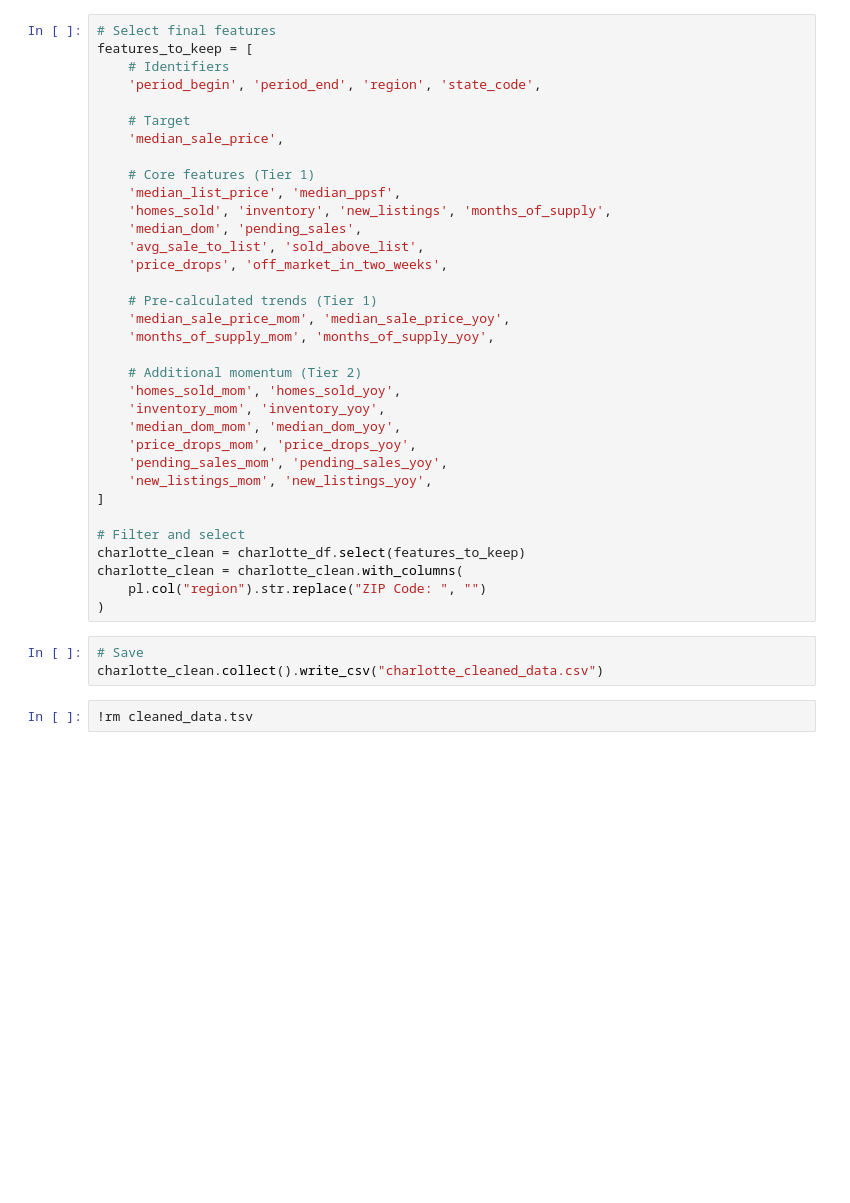
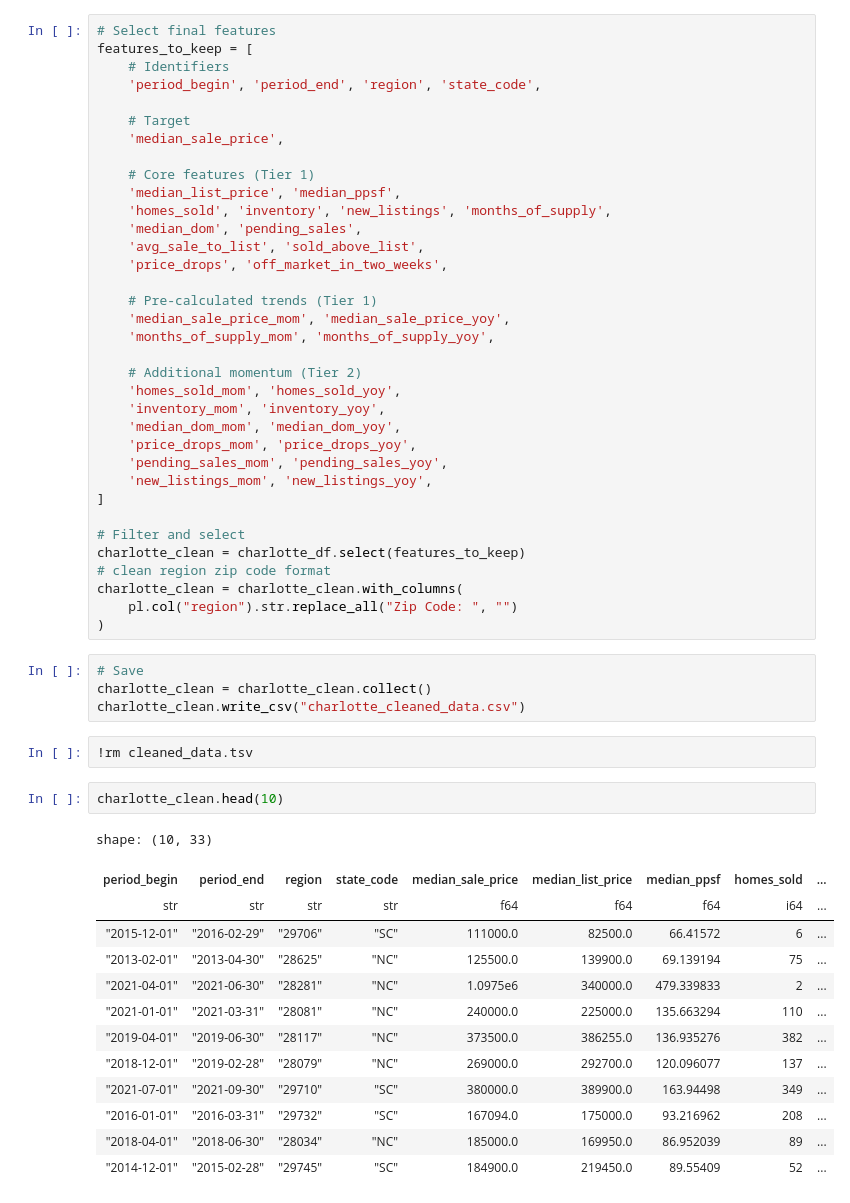
Before and after one commit to dganesh05/Real-Estate-Market-Timing-Investment-Risk-Stratification, a Jupyter notebook: project-notebook.ipynb, the cells around one changed output. Cells and saved outputs as stored; diff of their text form; blank space fills up the shorter version.

```diff
--- a/project-notebook.ipynb
+++ b/project-notebook.ipynb
@@ -40,11 +42,29 @@ features_to_keep = [
 
 # Filter and select
 charlotte_clean = charlotte_df.select(features_to_keep)
+# clean region zip code format
 charlotte_clean = charlotte_clean.with_columns(
-    pl.col("region").str.replace("ZIP Code: ", "")
+    pl.col("region").str.replace_all("Zip Code: ", "")
 )
 # %%
 # Save
-charlotte_clean.collect().write_csv("charlotte_cleaned_data.csv")
+charlotte_clean = charlotte_clean.collect()
+charlotte_clean.write_csv("charlotte_cleaned_data.csv")
 # %%
 !rm cleaned_data.tsv
+# %%
+charlotte_clean.head(10)
+# %% [output]
+shape: (10, 33)
+| period_begin | period_end | region | state_code | median_sale_price | median_list_price | median_ppsf | homes_sold | ... |
+| str | str | str | str | f64 | f64 | f64 | i64 | ... |
+| "2015-12-01" | "2016-02-29" | "29706" | "SC" | 111000.0 | 82500.0 | 66.41572 | 6 | ... |
+| "2013-02-01" | "2013-04-30" | "28625" | "NC" | 125500.0 | 139900.0 | 69.139194 | 75 | ... |
+| "2021-04-01" | "2021-06-30" | "28281" | "NC" | 1.0975e6 | 340000.0 | 479.339833 | 2 | ... |
+| "2021-01-01" | "2021-03-31" | "28081" | "NC" | 240000.0 | 225000.0 | 135.663294 | 110 | ... |
+| "2019-04-01" | "2019-06-30" | "28117" | "NC" | 373500.0 | 386255.0 | 136.935276 | 382 | ... |
+| "2018-12-01" | "2019-02-28" | "28079" | "NC" | 269000.0 | 292700.0 | 120.096077 | 137 | ... |
+| "2021-07-01" | "2021-09-30" | "29710" | "SC" | 380000.0 | 389900.0 | 163.94498 | 349 | ... |
+| "2016-01-01" | "2016-03-31" | "29732" | "SC" | 167094.0 | 175000.0 | 93.216962 | 208 | ... |
+| "2018-04-01" | "2018-06-30" | "28034" | "NC" | 185000.0 | 169950.0 | 86.952039 | 89 | ... |
+| "2014-12-01" | "2015-02-28" | "29745" | "SC" | 184900.0 | 219450.0 | 89.55409 | 52 | ... |
```
Also changed, not shown: parts of 3 cells of this notebook.
